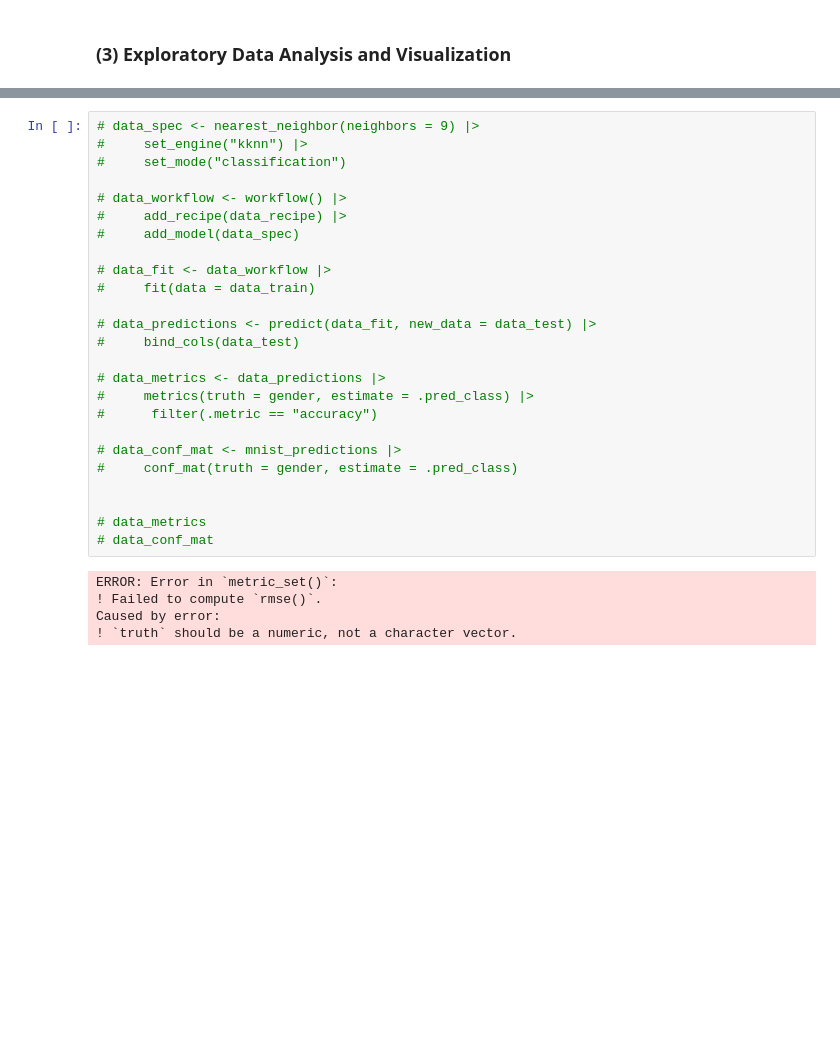
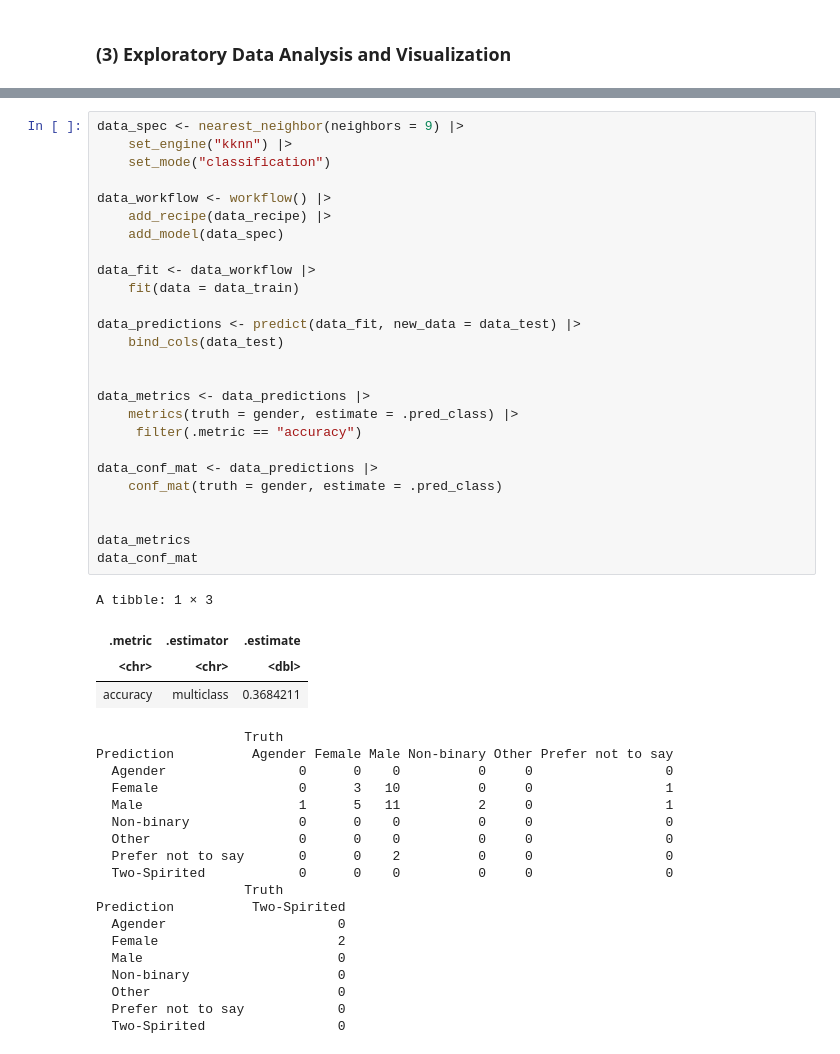
Before and after one commit to mia6c/dsci-100-group-project, a Jupyter notebook: Project Final Report .ipynb, the cells around one changed output, grey strips where cells are left out. Cells and saved outputs as stored; diff of their text form; blank space fills up the shorter version.

Commit message:
fix the accuracy code

```diff
--- a/Project Final Report .ipynb
+++ b/Project Final Report .ipynb
@@ -251,30 +255,49 @@ Warning message:
 # %%
-# data_spec <- nearest_neighbor(neighbors = 9) |>
-#     set_engine("kknn") |>
-#     set_mode("classification")
+data_spec <- nearest_neighbor(neighbors = 9) |>
+    set_engine("kknn") |>
+    set_mode("classification")
 
-# data_workflow <- workflow() |>
-#     add_recipe(data_recipe) |>
-#     add_model(data_spec)
+data_workflow <- workflow() |>
+    add_recipe(data_recipe) |>
+    add_model(data_spec)
 
-# data_fit <- data_workflow |>
-#     fit(data = data_train)
+data_fit <- data_workflow |>
+    fit(data = data_train)
 
-# data_predictions <- predict(data_fit, new_data = data_test) |>
-#     bind_cols(data_test)
-
-# data_metrics <- data_predictions |>
-#     metrics(truth = gender, estimate = .pred_class) |>
-#      filter(.metric == "accuracy")
-
-# data_conf_mat <- mnist_predictions |>
-#     conf_mat(truth = gender, estimate = .pred_class)
+data_predictions <- predict(data_fit, new_data = data_test) |>
+    bind_cols(data_test)
 
 
-# data_metrics
-# data_conf_mat
+data_metrics <- data_predictions |>
+    metrics(truth = gender, estimate = .pred_class) |>
+     filter(.metric == "accuracy")
+
+data_conf_mat <- data_predictions |>
+    conf_mat(truth = gender, estimate = .pred_class)
+
+
+data_metrics
+data_conf_mat
 # %% [output]
-ERROR: Error in `metric_set()`:
-! Failed to compute `rmse()`.
-Caused by error:
-! `truth` should be a numeric, not a character vector.
+A tibble: 1 × 3
+| .metric | .estimator | .estimate |
+| <chr> | <chr> | <dbl> |
+| accuracy | multiclass | 0.3684211 |
+                   Truth
+Prediction          Agender Female Male Non-binary Other Prefer not to say
+  Agender                 0      0    0          0     0                 0
+  Female                  0      3   10          0     0                 1
+  Male                    1      5   11          2     0                 1
+  Non-binary              0      0    0          0     0                 0
+  Other                   0      0    0          0     0                 0
+  Prefer not to say       0      0    2          0     0                 0
+  Two-Spirited            0      0    0          0     0                 0
+                   Truth
+Prediction          Two-Spirited
+  Agender                      0
+  Female                       2
+  Male                         0
+  Non-binary                   0
+  Other                        0
+  Prefer not to say            0
+  Two-Spirited                 0
```
Also changed, not shown: parts of 4 cells of this notebook.
